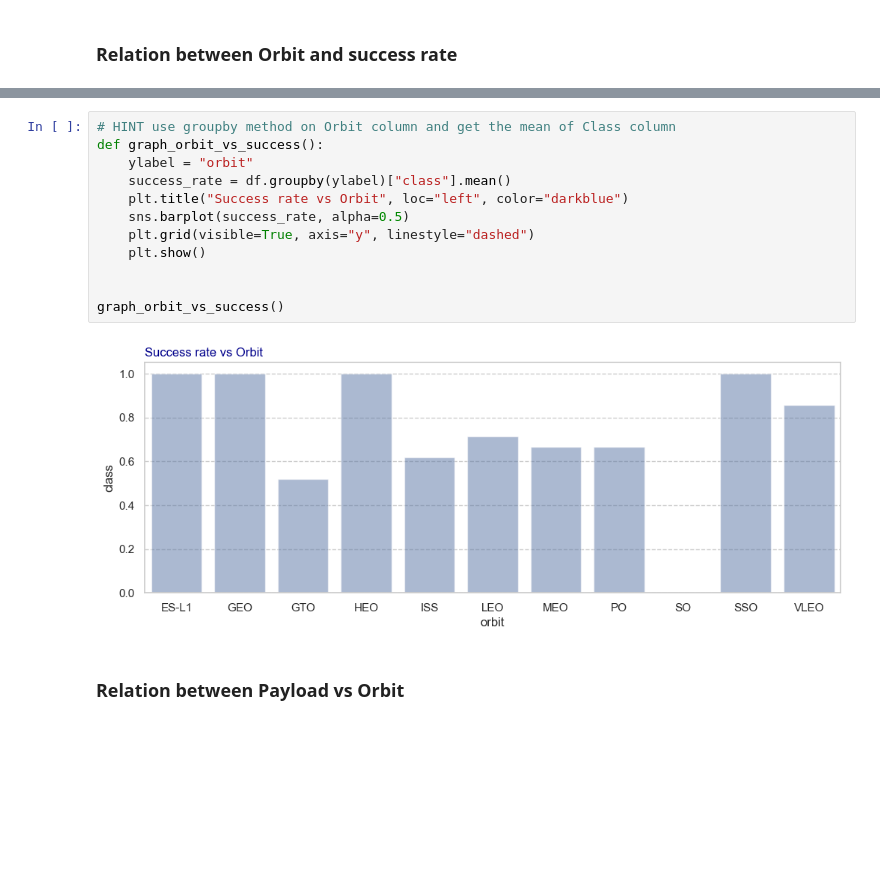
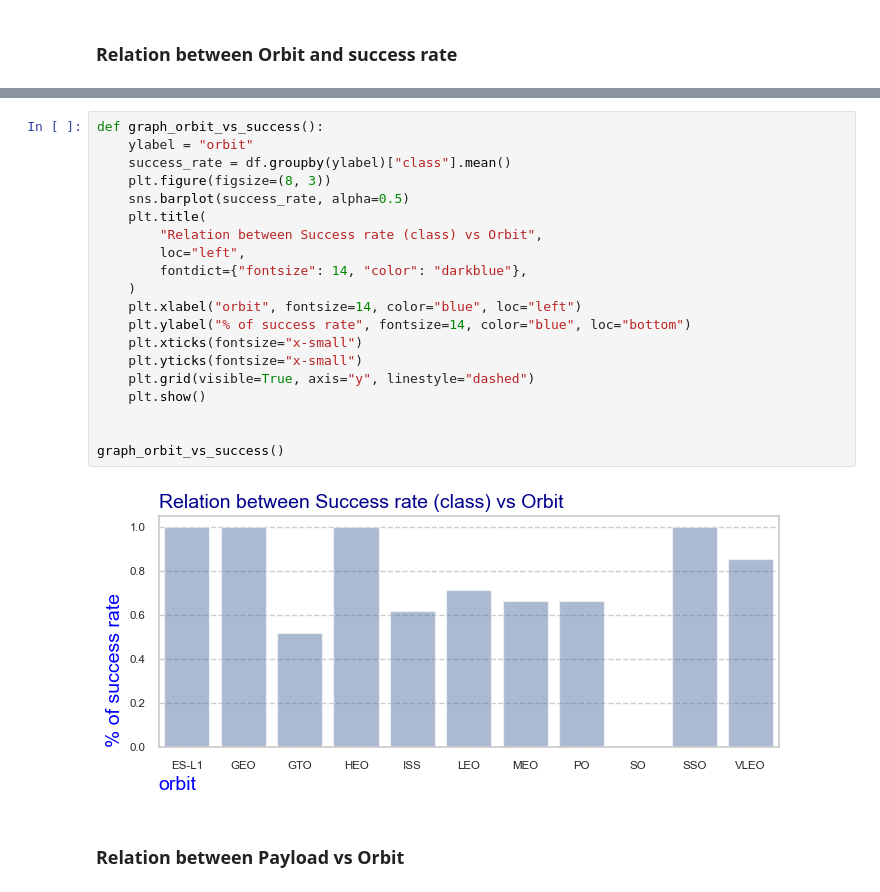
Before and after one commit to jdelarubia/ibm-data-science-cert-capstone, a Jupyter notebook: 06-eda-predictions.ipynb, the cells around one changed output, grey strips where cells are left out. Drawn from its saved outputs; the diff is of its cells as text; blank space fills up the shorter version.

```diff
--- a/06-eda-predictions.ipynb
+++ b/06-eda-predictions.ipynb
@@ -90,16 +188,24 @@ graph_flight_number_vs_orbit()
 # %%
-# HINT use groupby method on Orbit column and get the mean of Class column
 def graph_orbit_vs_success():
     ylabel = "orbit"
     success_rate = df.groupby(ylabel)["class"].mean()
-    plt.title("Success rate vs Orbit", loc="left", color="darkblue")
+    plt.figure(figsize=(8, 3))
     sns.barplot(success_rate, alpha=0.5)
+    plt.title(
+        "Relation between Success rate (class) vs Orbit",
+        loc="left",
+        fontdict={"fontsize": 14, "color": "darkblue"},
+    )
+    plt.xlabel("orbit", fontsize=14, color="blue", loc="left")
+    plt.ylabel("% of success rate", fontsize=14, color="blue", loc="bottom")
+    plt.xticks(fontsize="x-small")
+    plt.yticks(fontsize="x-small")
     plt.grid(visible=True, axis="y", linestyle="dashed")
     plt.show()
 
 
 graph_orbit_vs_success()
 # %% [output]
-[figure, old version]
+[figure, new version]
 # %% [markdown]
 ### Relation between Payload vs Orbit
```
Also changed, not shown: parts of 12 cells of this notebook, 4 other files.
